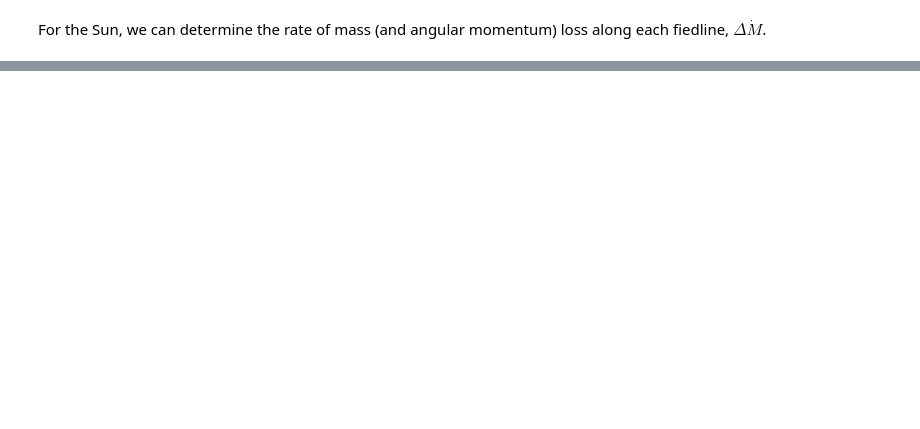
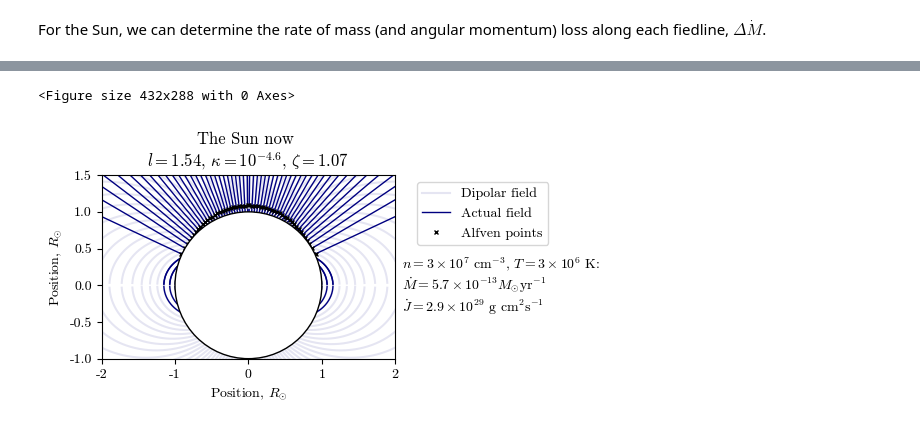
Before and after one commit to astrovarv/rotation_evolution, a Jupyter notebook: Demo.ipynb, the cells around one changed output, grey strips where cells are left out. Cells and saved outputs as stored; diff of their text form; code cells hidden in the pictures; blank space fills up the shorter version.

```diff
--- a/Demo.ipynb
+++ b/Demo.ipynb
@@ -158,0 +237,22 @@ For the Sun, we can determine the rate of mass (and angular momentum) loss along
+# %%
+Sun = Star(M_sun, R_sun, 24, 1)
+# %%
+plt.figure()
+fig, ax = plt.subplots(1,1,figsize = (6,3), dpi = 100)
+Sun.plot_field(ax, 5)
+ax.legend(bbox_to_anchor=(1.05, 1), loc='upper left')
+ax.set_xlim((-2,2))
+ax.set_ylim((-1,1.5))
+plt.title('The Sun now \n' + '$l = 1.54$, $\kappa = 10^{-4.6}$, $\zeta = 1.07$')
+ax.set_xlabel('Position, $R_{\odot}$')
+ax.set_ylabel('Position, $R_{\odot}$')
+fig.text(0.67, 0.35,r'$n = 3 \times 10^7$ cm$^{-3}$, $T = 3 \times 10^6$ K:' +
+         '\n' +
+         r'$\dot{M} = 5.7 \times 10^{-13} M_{\odot}$yr$^{-1}$'+ '\n'+
+         r'$\dot{J} = 2.9 \times 10^{29}$ g cm$^{2}$s$^{-1}$')
+#fig.text(0.85, 0.5,'$\dot{M} = ')
+plt.tight_layout()
+plt.savefig('/content/drive/MyDrive/Angular_Momentum/seminar/sun.png', dpi = 200)
+# %% [output]
+<Figure size 432x288 with 0 Axes>
+[figure, added]
```
Also changed, not shown: parts of 7 cells of this notebook.
